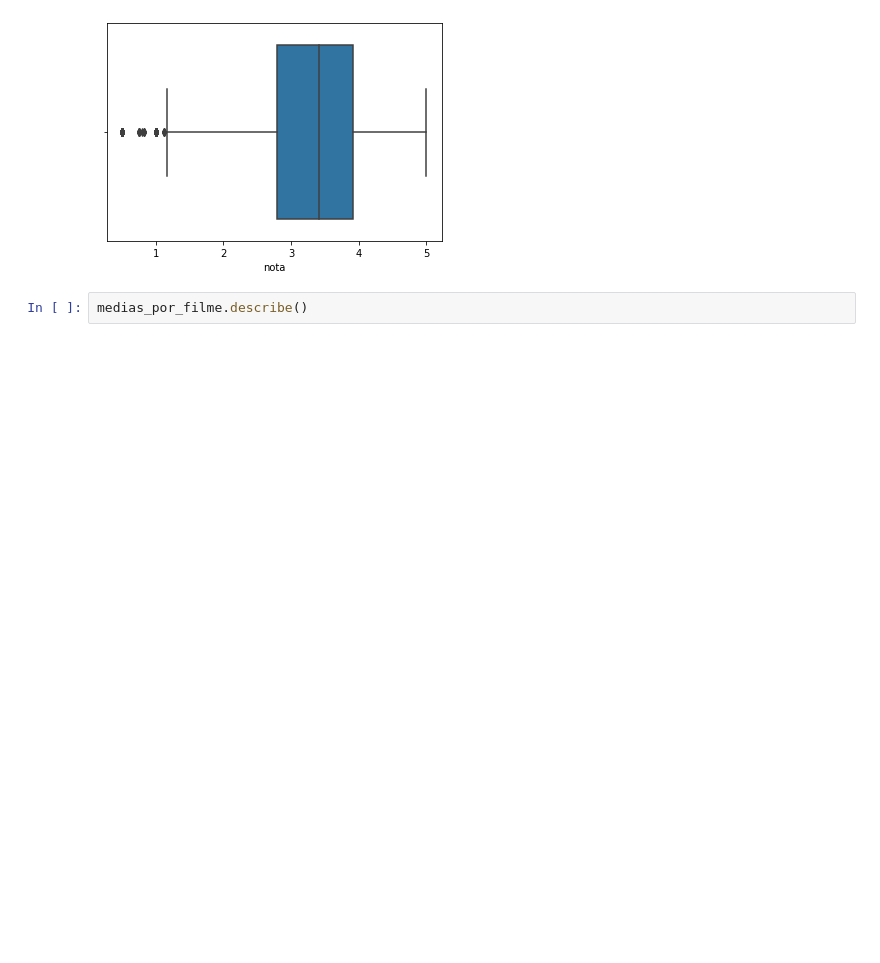
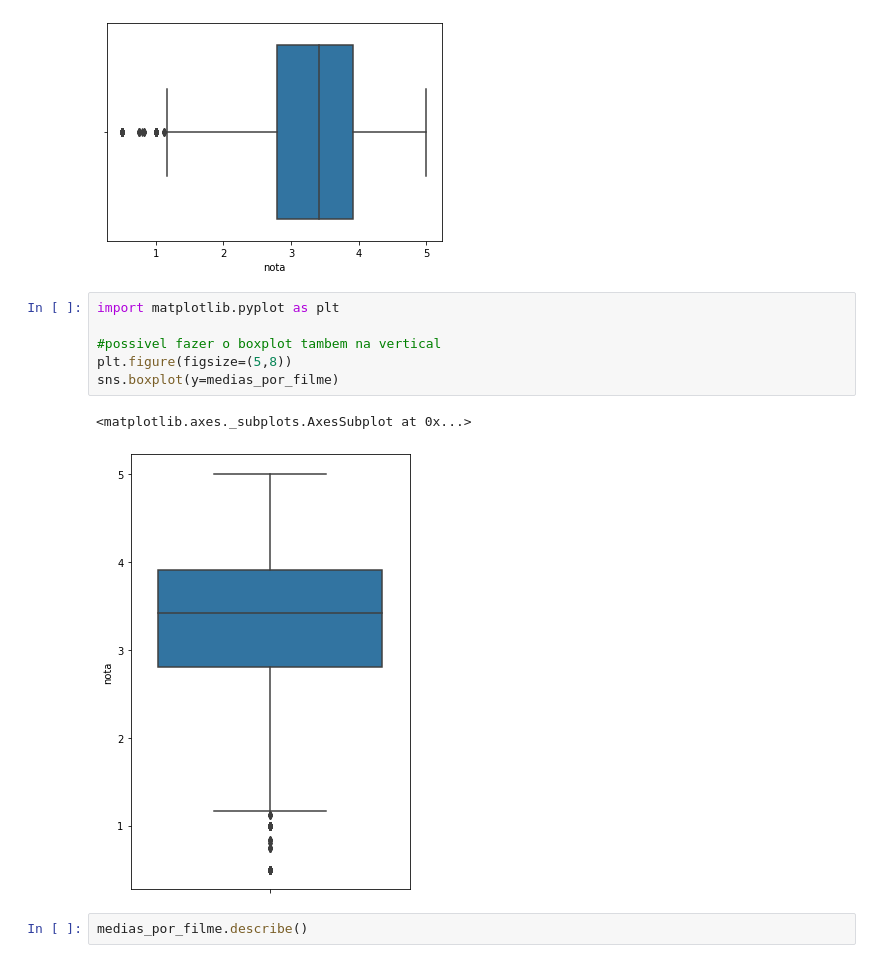
Before and after one commit to brunon-dev/intro-data-science, a Jupyter notebook: IntroDataScience.ipynb, the cells around one changed output. Cells and saved outputs as stored; diff of their text form; blank space fills up the shorter version.

Commit message:
Fazendo alterações usando o seaborn e o matplotlib

```diff
--- a/IntroDataScience.ipynb
+++ b/IntroDataScience.ipynb
@@ -131,6 +131,15 @@ sns.boxplot(medias_por_filme)
 # %% [output]
 <matplotlib.axes._subplots.AxesSubplot at 0x...>
 [figure]
+# %%
+import matplotlib.pyplot as plt
+
+#possivel fazer o boxplot tambem na vertical
+plt.figure(figsize=(5,8))
+sns.boxplot(y=medias_por_filme)
+# %% [output]
+<matplotlib.axes._subplots.AxesSubplot at 0x...>
+[figure, added]
 # %%
 medias_por_filme.describe()
 # %% [output]
```
Also changed, not shown: parts of 1 cell of this notebook.
